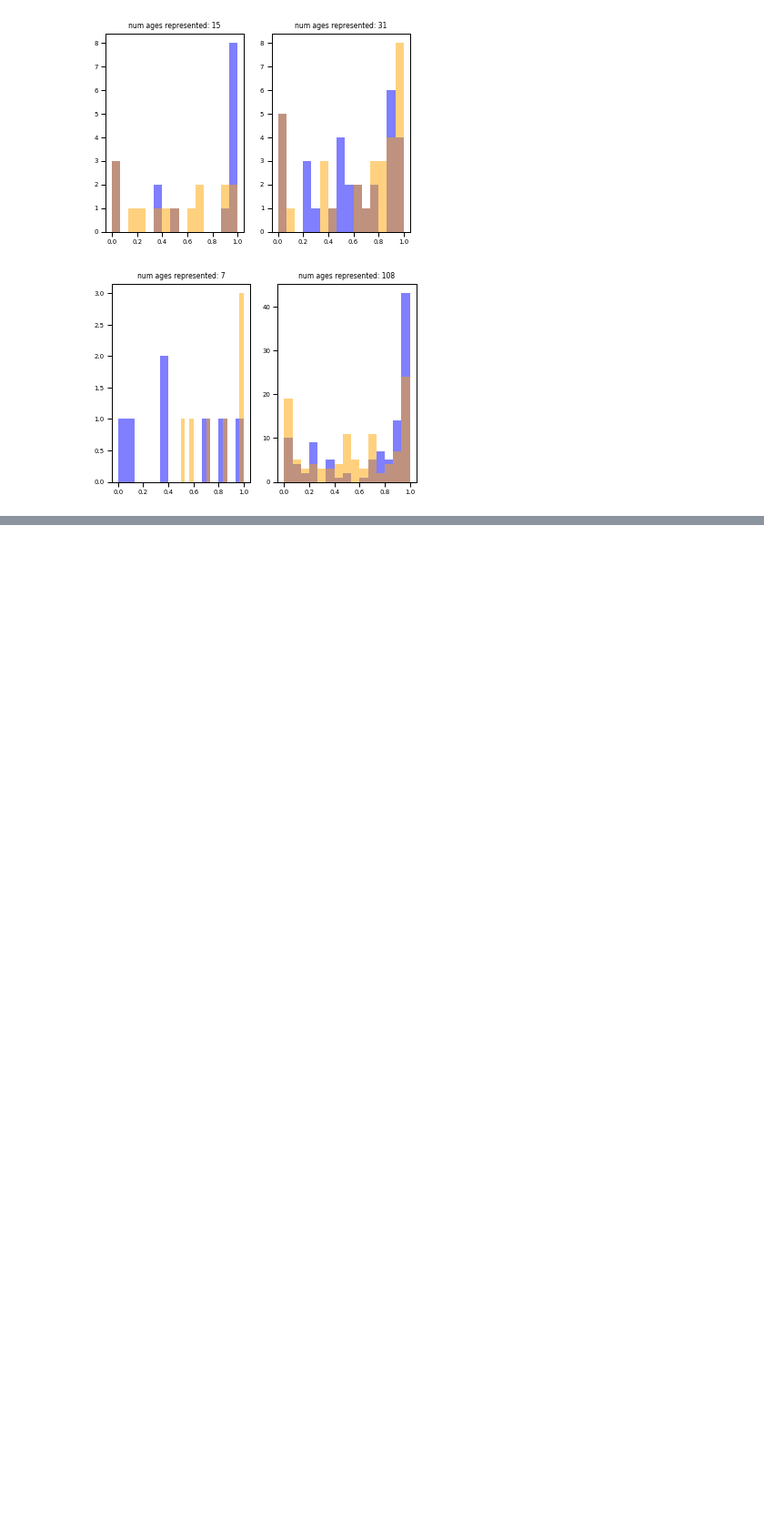
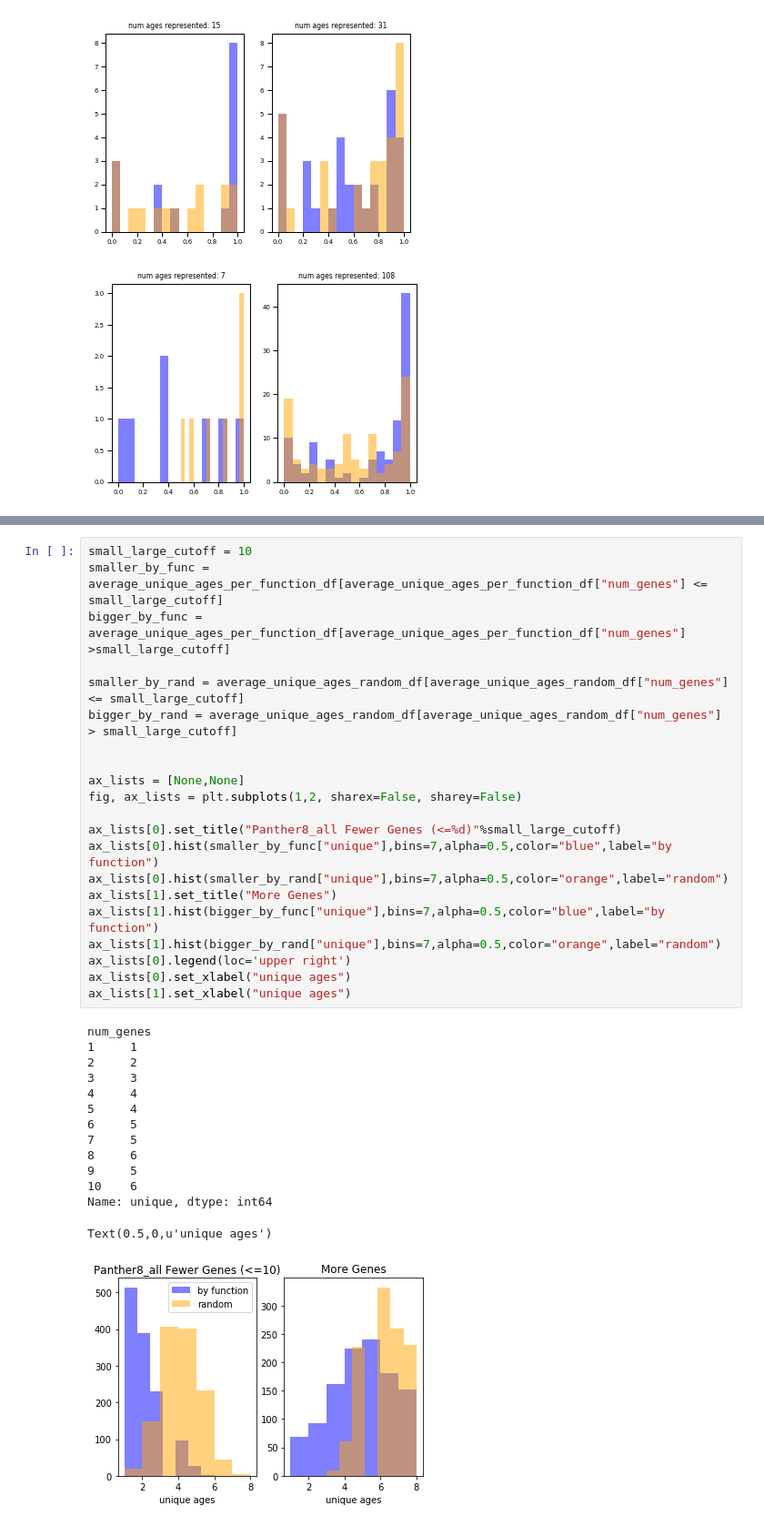
Before and after one commit to angwhen/geneage, a Jupyter notebook: make_std_related_plots.ipynb, the cells around one changed output, grey strips where cells are left out. Shown at 91% size. Saved outputs shown, nothing was run; the diff lists cells and outputs as text; blank space fills up the shorter version.

```diff
--- a/make_std_related_plots.ipynb
+++ b/make_std_related_plots.ipynb
@@ -259,0 +343,36 @@ for i in xrange(0,10):
+# %%
+small_large_cutoff = 10
+smaller_by_func = average_unique_ages_per_function_df[average_unique_ages_per_function_df["num_genes"] <= small_large_cutoff]
+bigger_by_func = average_unique_ages_per_function_df[average_unique_ages_per_function_df["num_genes"] >small_large_cutoff]
+
+smaller_by_rand = average_unique_ages_random_df[average_unique_ages_random_df["num_genes"] <= small_large_cutoff]
+bigger_by_rand = average_unique_ages_random_df[average_unique_ages_random_df["num_genes"] > small_large_cutoff]
+
+
+ax_lists = [None,None]
+fig, ax_lists = plt.subplots(1,2, sharex=False, sharey=False)
+
+ax_lists[0].set_title("Panther8_all Fewer Genes (<=%d)"%small_large_cutoff)
+ax_lists[0].hist(smaller_by_func["unique"],bins=7,alpha=0.5,color="blue",label="by function")
+ax_lists[0].hist(smaller_by_rand["unique"],bins=7,alpha=0.5,color="orange",label="random")
+ax_lists[1].set_title("More Genes")
+ax_lists[1].hist(bigger_by_func["unique"],bins=7,alpha=0.5,color="blue",label="by function")
+ax_lists[1].hist(bigger_by_rand["unique"],bins=7,alpha=0.5,color="orange",label="random")
+ax_lists[0].legend(loc='upper right')
+ax_lists[0].set_xlabel("unique ages")
+ax_lists[1].set_xlabel("unique ages")
+# %% [output]
+num_genes
+1     1
+2     2
+3     3
+4     4
+5     4
+6     5
+7     5
+8     6
+9     5
+10    6
+Name: unique, dtype: int64
+Text(0.5,0,u'unique ages')
+[figure, added]
```
Also changed, not shown: parts of 7 cells of this notebook, 2 other files.
